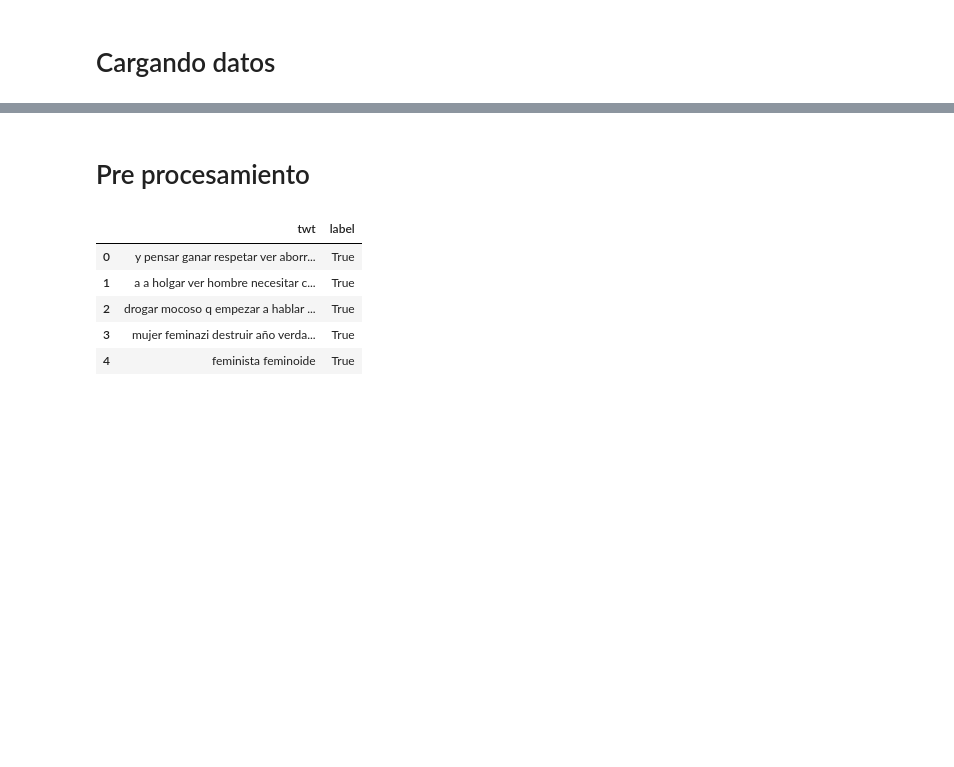
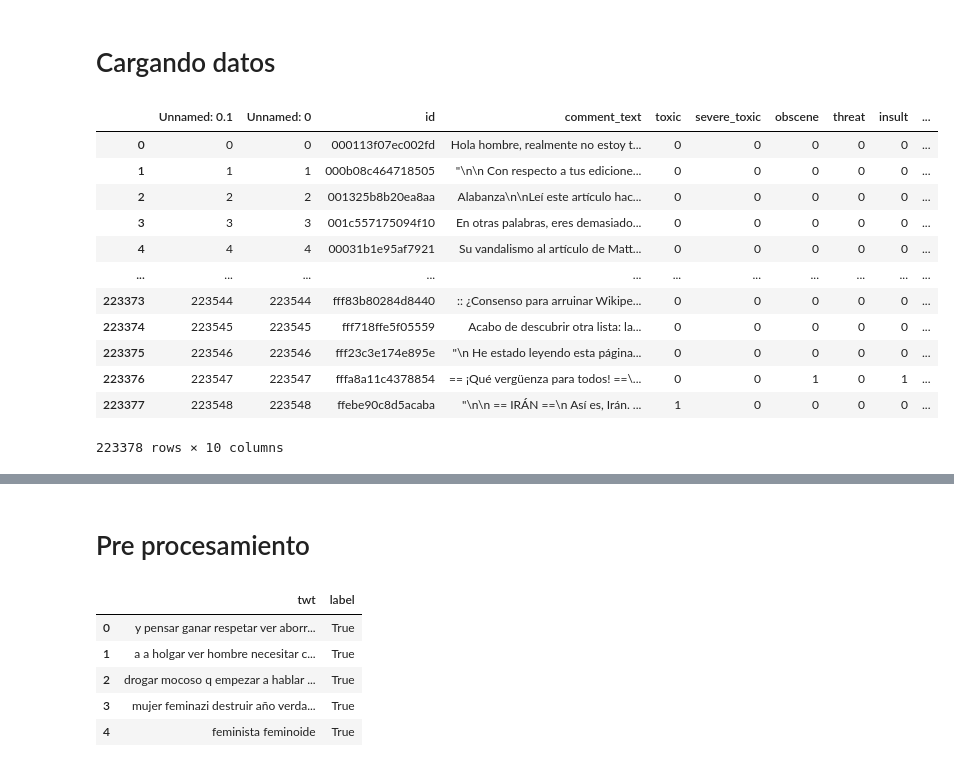
Before and after one commit to GabrielTuco/Text-Detoxification-in-Spanish, a Jupyter notebook: data/creation_corpus.ipynb, the cells around one changed output, grey strips where cells are left out. Cells and saved outputs as stored; diff of their text form; code cells hidden in the pictures; blank space fills up the shorter version.

```diff
--- a/data/creation_corpus.ipynb
+++ b/data/creation_corpus.ipynb
@@ -55,3 +57,19 @@ data5 = pd.read_csv(ruta_archivo5, sep='\t')
+# %%
+data10
+# %% [output]
+|  | Unnamed: 0.1 | Unnamed: 0 | id | comment_text | toxic | severe_toxic | obscene | threat | insult | ... |
+| 0 | 0 | 0 | 000113f07ec002fd | Hola hombre, realmente no estoy t... | 0 | 0 | 0 | 0 | 0 | ... |
+| 1 | 1 | 1 | 000b08c464718505 | "\n\n Con respecto a tus edicione... | 0 | 0 | 0 | 0 | 0 | ... |
+| 2 | 2 | 2 | 001325b8b20ea8aa | Alabanza\n\nLeí este artículo hac... | 0 | 0 | 0 | 0 | 0 | ... |
+| 3 | 3 | 3 | 001c557175094f10 | En otras palabras, eres demasiado... | 0 | 0 | 0 | 0 | 0 | ... |
+| 4 | 4 | 4 | 00031b1e95af7921 | Su vandalismo al artículo de Matt... | 0 | 0 | 0 | 0 | 0 | ... |
+| ... | ... | ... | ... | ... | ... | ... | ... | ... | ... | ... |
+| 223373 | 223544 | 223544 | fff83b80284d8440 | :: ¿Consenso para arruinar Wikipe... | 0 | 0 | 0 | 0 | 0 | ... |
+| 223374 | 223545 | 223545 | fff718ffe5f05559 | Acabo de descubrir otra lista: la... | 0 | 0 | 0 | 0 | 0 | ... |
+| 223375 | 223546 | 223546 | fff23c3e174e895e | "\n He estado leyendo esta página... | 0 | 0 | 0 | 0 | 0 | ... |
+| 223376 | 223547 | 223547 | fffa8a11c4378854 | == ¡Qué vergüenza para todos! ==\... | 0 | 0 | 1 | 0 | 1 | ... |
+| 223377 | 223548 | 223548 | ffebe90c8d5acaba | "\n\n == IRÁN ==\n Así es, Irán. ... | 1 | 0 | 0 | 0 | 0 | ... |
+223378 rows × 10 columns
 # %%
 toxicData = []
 normalData = []
```
Also changed, not shown: parts of 8 cells of this notebook, 11 other files.
